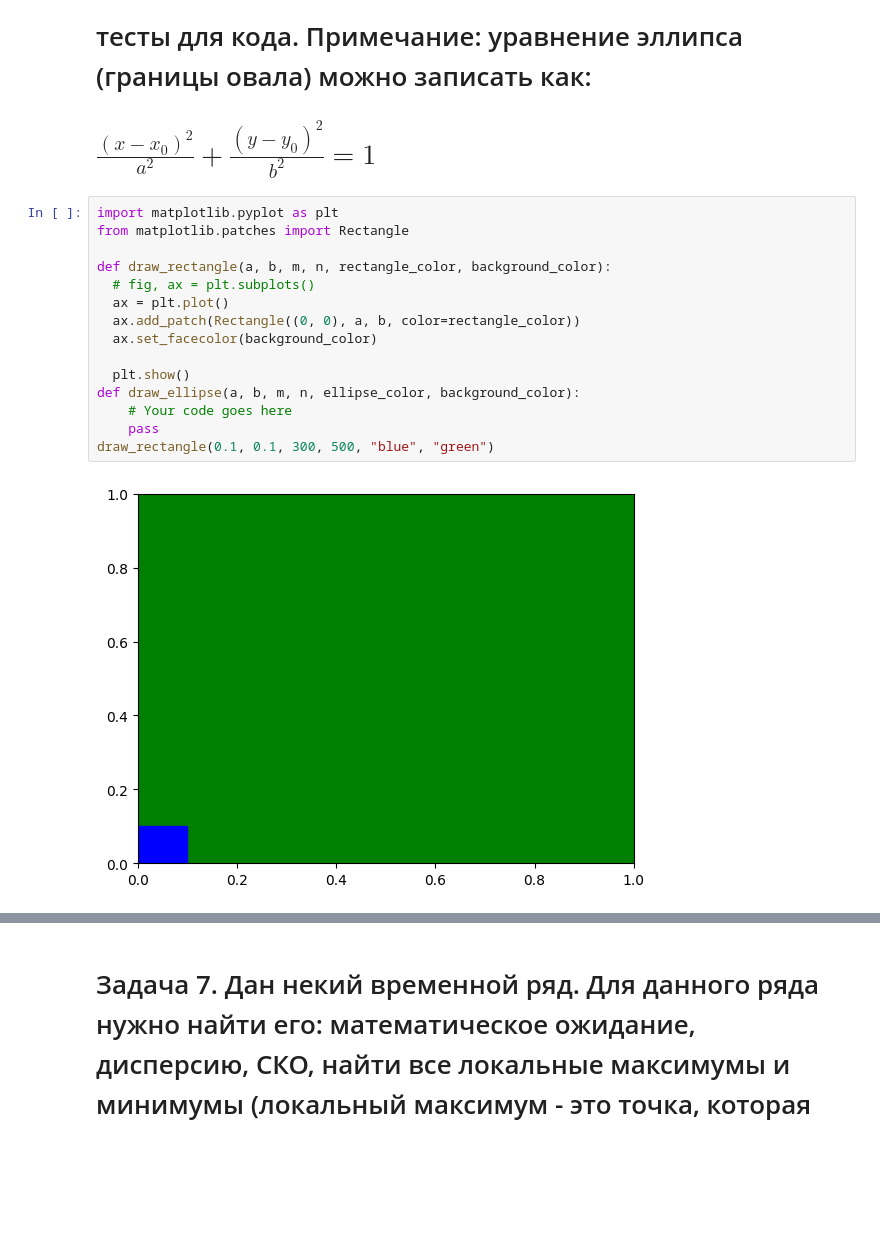
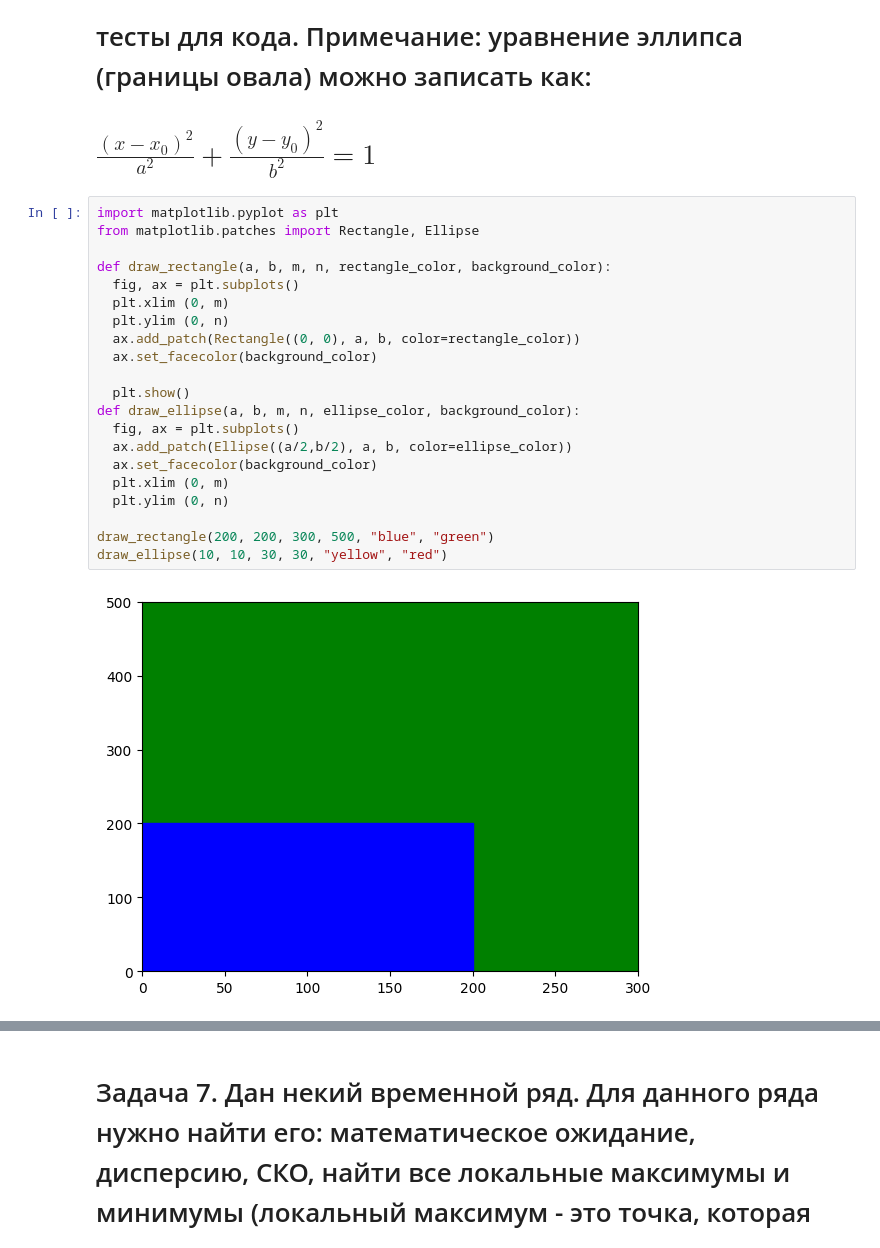
Before and after one commit to Username-is-not-avialable/ml_labs, a Jupyter notebook: lab 1/numpy.ipynb, the cells around one changed output, grey strips where cells are left out. Saved outputs shown, nothing was run; the diff lists cells and outputs as text; blank space fills up the shorter version.

```diff
--- a/lab 1/numpy.ipynb
+++ b/lab 1/numpy.ipynb
@@ -152,18 +152,24 @@ chess(4,4,75,80)
 <h1>$\frac{(x-x_0)^2}{a^2}+\frac{(y-y_0)^2}{b^2}=1$
 # %%
 import matplotlib.pyplot as plt
-from matplotlib.patches import Rectangle
+from matplotlib.patches import Rectangle, Ellipse
 
 def draw_rectangle(a, b, m, n, rectangle_color, background_color):
-  # fig, ax = plt.subplots()
-  ax = plt.plot()
+  fig, ax = plt.subplots()
+  plt.xlim (0, m)
+  plt.ylim (0, n)
   ax.add_patch(Rectangle((0, 0), a, b, color=rectangle_color))
   ax.set_facecolor(background_color)
 
   plt.show()
 def draw_ellipse(a, b, m, n, ellipse_color, background_color):
-    # Your code goes here
-    pass
-draw_rectangle(0.1, 0.1, 300, 500, "blue", "green")
+  fig, ax = plt.subplots()
+  ax.add_patch(Ellipse((a/2,b/2), a, b, color=ellipse_color))
+  ax.set_facecolor(background_color)
+  plt.xlim (0, m)
+  plt.ylim (0, n)
+
+draw_rectangle(200, 200, 300, 500, "blue", "green")
+draw_ellipse(10, 10, 30, 30, "yellow", "red")
 # %% [output]
-[figure, old version]
+[figure, new version]
```
Also changed, not shown: parts of 4 cells of this notebook.
